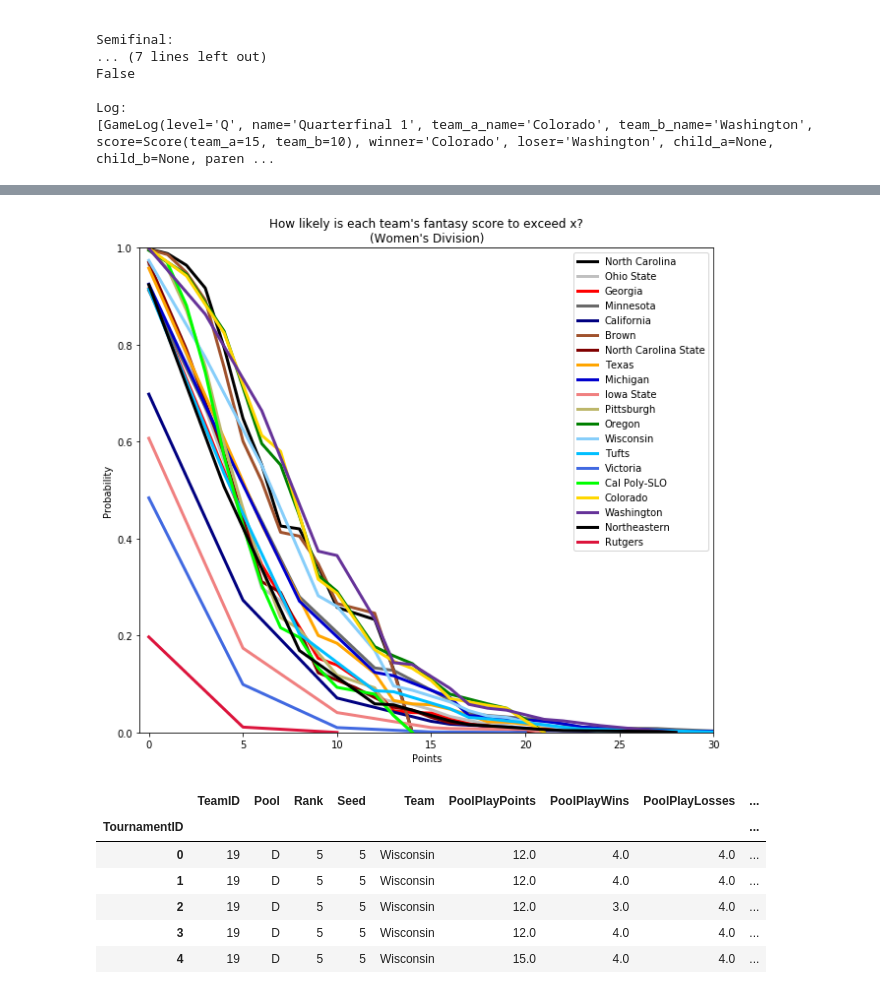
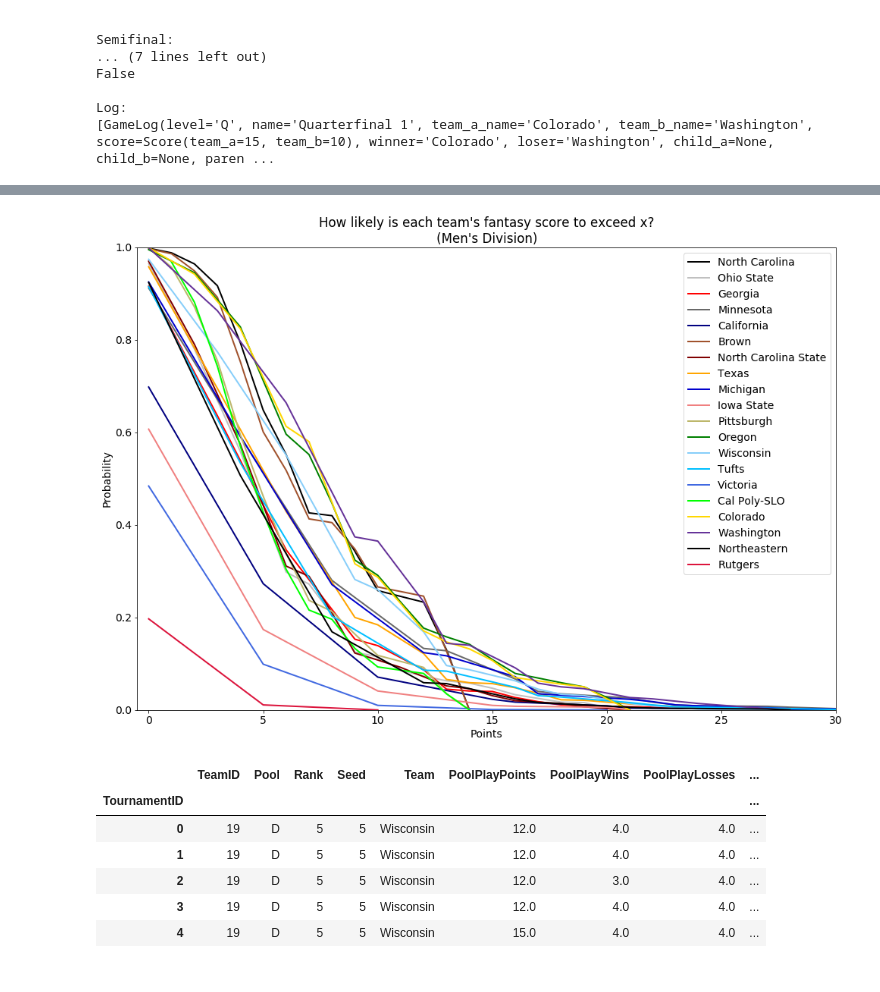
Before and after one commit to dwal3000/college-nationals, a Jupyter notebook: Simulate_Nationals_Outcomes.ipynb, the cells around one changed output, grey strips where cells are left out. Drawn from its saved outputs; the diff is of its cells as text; code cells hidden in the pictures.

Commit message:
Better tiebreaking, new figures

```diff
--- a/Simulate_Nationals_Outcomes.ipynb
+++ b/Simulate_Nationals_Outcomes.ipynb
@@ -828,11 +828,29 @@ def simulate_pool_play(pools, ratings, max_rank_make_bracket=3):
         pool_play_outcomes['Wins'] = wins
         pool_play_outcomes['Losses'] = losses
 
+
+
         # Determine Pool Finish (Rank)
         """
         WARNING: ACTUAL USAU TIE BREAKER RULES ARE NOT USED
         """
-        pool_play_outcomes.sort_values(by='Wins', inplace=True, ascending=False)
+
+        # First create temporary column with points scored against teams with same number of wins
+        points_scored_against_teams_with_same_wins_list = []
+        for team in list(teams):
+            this_teams_wins = pool_play_outcomes['Wins'].loc[team_index[team]]
+            ids_of_teams_with_same_wins = list(pool_play_outcomes[pool_play_outcomes['Wins']==this_teams_wins].index.values)
+            points_scored_against_teams_with_same_wins =  np.sum(score_matrix[team_index[team],\
+                                                                              ids_of_teams_with_same_wins])
+            points_scored_against_teams_with_same_wins_list.append(points_scored_against_teams_with_same_wins)
+        pool_play_outcomes['TiebreakerPts'] = points_scored_against_teams_with_same_wins_list
+
+
+        # Then create a temporary column of random numbers to break otherwise unbreakable ties
+        pool_play_outcomes['TiebreakerRand'] = np.random.rand(num_teams)
+
+        # Break ties
+        pool_play_outcomes.sort_values(by=['Wins', 'TiebreakerPts', 'TiebreakerRand'], inplace=True, ascending=False)
         pool_play_outcomes.reset_index(inplace=True)
         pool_play_outcomes.rename(columns = {'index':'Seed'}, inplace=True)
 
@@ -1165,6 +1358,9 @@ make_advancement_likelihood_table(womens_teams, womens_team_colors, womens_outco
 def reverse_cdf_plot_points_dist(teams, team_colors, outcome_counts, \
                                  mean_results_grouped_by_team, full_ymax_teams=[],\
                                  division='(INSERT DIVISION)'):
+
+    print('WARNING: something fishy here, not sure why.')
+
     """
     Plot CDF of points outcomes for each team
 
@@ -1172,7 +1368,7 @@ def reverse_cdf_plot_points_dist(teams, team_colors, outcome_counts, \
     """
     xlim_left = -0.5
     xlim_right = 30
-    fig = plt.figure(figsize=(9,8))
+    fig = plt.figure(figsize=(14,10))
     fig.patch.set_facecolor('white')
     plt.plot([xlim_left, xlim_right], [1,1], '-', color='gray', linewidth=0.5)
     for i, team in enumerate(teams):
@@ -1181,7 +1377,7 @@ def reverse_cdf_plot_points_dist(teams, team_colors, outcome_counts, \
         # Calculate and plot CDF
         x = outcome_counts['Points'][team].sort_index().index.values
         y = outcome_counts['Points'][team].sort_index().values/sum(outcome_counts['Points'][team].values)
-        plt.plot(x, 1-y.cumsum(), '-', color=team_colors[team], label=team, linewidth=3)
+        plt.plot(x, 1-y.cumsum(), '-', color=team_colors[team], label=team, linewidth=2)
         plt.xlim(right=xlim_right)
         plt.ylabel('Probability')
         plt.xlabel('Points')
@@ -1200,4 +1397,4 @@ reverse_cdf_plot_points_dist(womens_teams, womens_team_colors, womens_outcome_co
 # %%
 reverse_cdf_plot_points_dist(mens_teams, mens_team_colors, mens_outcome_counts, \
-                             mens_mean_results_grouped_by_team, division='Women\'s')
+                             mens_mean_results_grouped_by_team, division='Men\'s')
 # %% [output]
@@ -1204,4 +1402,4 @@ reverse_cdf_plot_points_dist(mens_teams, mens_team_colors, mens_outcome_counts,
-[figure, old version]
+[figure, new version]
 # %%
 # BIG QUESTION: What the expected high value overall of all teams of a given tournament?
 # i.e. What is the typical score needed to win?
```
Also changed, not shown: parts of 19 cells of this notebook, 4 other files.
